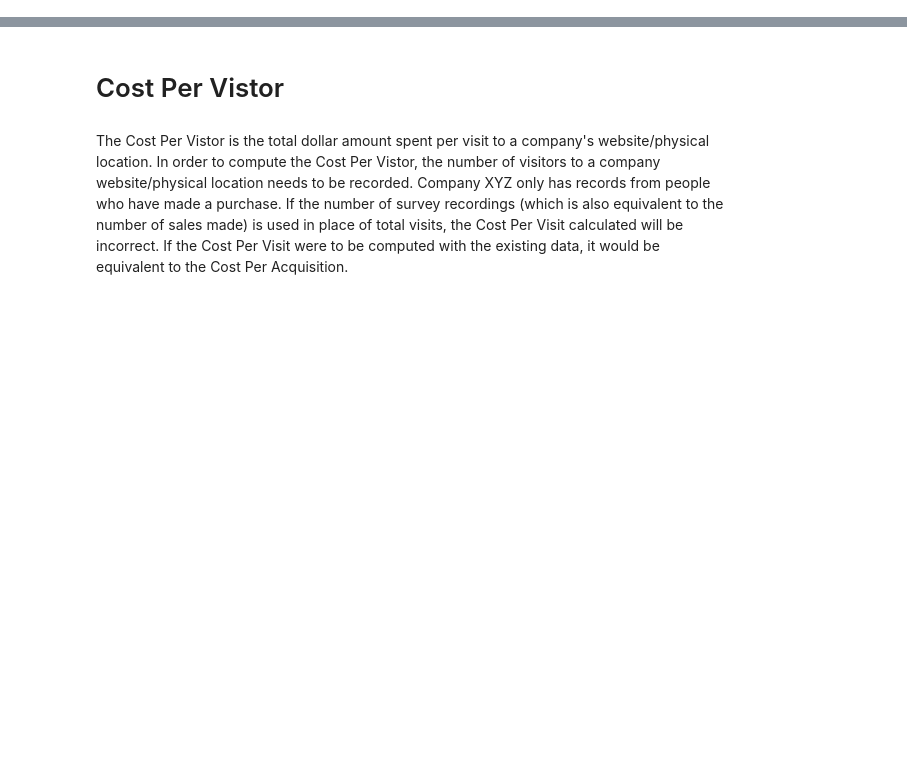
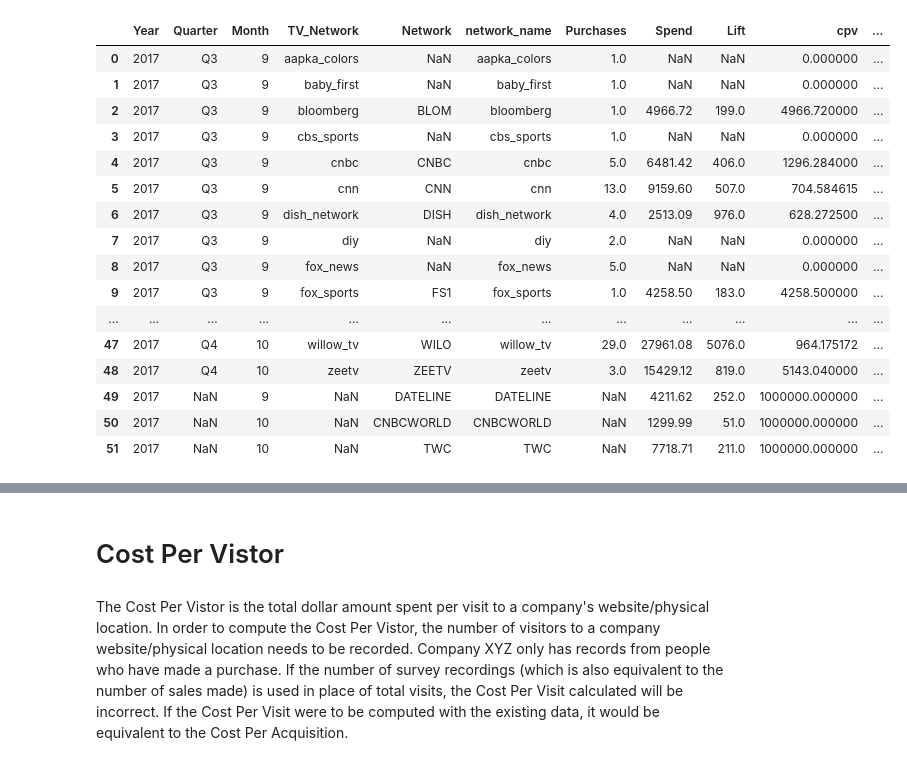
Before and after one commit to erikajane/Customer_XYZ_Tatari, a Jupyter notebook: OOP.ipynb, the cells around one changed output, grey strips where cells are left out. Saved outputs shown, nothing was run; the diff lists cells and outputs as text; code cells hidden in the pictures; blank space fills up the shorter version.

```diff
--- a/OOP.ipynb
+++ b/OOP.ipynb
@@ -94,2 +147,23 @@ class Final:
 # %%
 test = Final('Analyst_Dataset.xlsx')
+# %%
+monthly_stats = test.get_metrics()
+monthly_stats
+# %% [output]
+|  | Year | Quarter | Month | TV_Network | Network | network_name | Purchases | Spend | Lift | cpv | ... |
+| 0 | 2017 | Q3 | 9 | aapka_colors | NaN | aapka_colors | 1.0 | NaN | NaN | 0.000000 | ... |
+| 1 | 2017 | Q3 | 9 | baby_first | NaN | baby_first | 1.0 | NaN | NaN | 0.000000 | ... |
+| 2 | 2017 | Q3 | 9 | bloomberg | BLOM | bloomberg | 1.0 | 4966.72 | 199.0 | 4966.720000 | ... |
+| 3 | 2017 | Q3 | 9 | cbs_sports | NaN | cbs_sports | 1.0 | NaN | NaN | 0.000000 | ... |
+| 4 | 2017 | Q3 | 9 | cnbc | CNBC | cnbc | 5.0 | 6481.42 | 406.0 | 1296.284000 | ... |
+| 5 | 2017 | Q3 | 9 | cnn | CNN | cnn | 13.0 | 9159.60 | 507.0 | 704.584615 | ... |
+| 6 | 2017 | Q3 | 9 | dish_network | DISH | dish_network | 4.0 | 2513.09 | 976.0 | 628.272500 | ... |
+| 7 | 2017 | Q3 | 9 | diy | NaN | diy | 2.0 | NaN | NaN | 0.000000 | ... |
+| 8 | 2017 | Q3 | 9 | fox_news | NaN | fox_news | 5.0 | NaN | NaN | 0.000000 | ... |
+| 9 | 2017 | Q3 | 9 | fox_sports | FS1 | fox_sports | 1.0 | 4258.50 | 183.0 | 4258.500000 | ... |
+| ... | ... | ... | ... | ... | ... | ... | ... | ... | ... | ... | ... |
+| 47 | 2017 | Q4 | 10 | willow_tv | WILO | willow_tv | 29.0 | 27961.08 | 5076.0 | 964.175172 | ... |
+| 48 | 2017 | Q4 | 10 | zeetv | ZEETV | zeetv | 3.0 | 15429.12 | 819.0 | 5143.040000 | ... |
+| 49 | 2017 | NaN | 9 | NaN | DATELINE | DATELINE | NaN | 4211.62 | 252.0 | 1000000.000000 | ... |
+| 50 | 2017 | NaN | 10 | NaN | CNBCWORLD | CNBCWORLD | NaN | 1299.99 | 51.0 | 1000000.000000 | ... |
+| 51 | 2017 | NaN | 10 | NaN | TWC | TWC | NaN | 7718.71 | 211.0 | 1000000.000000 | ... |
```
Also changed, not shown: parts of 19 cells of this notebook, 2 other files.
